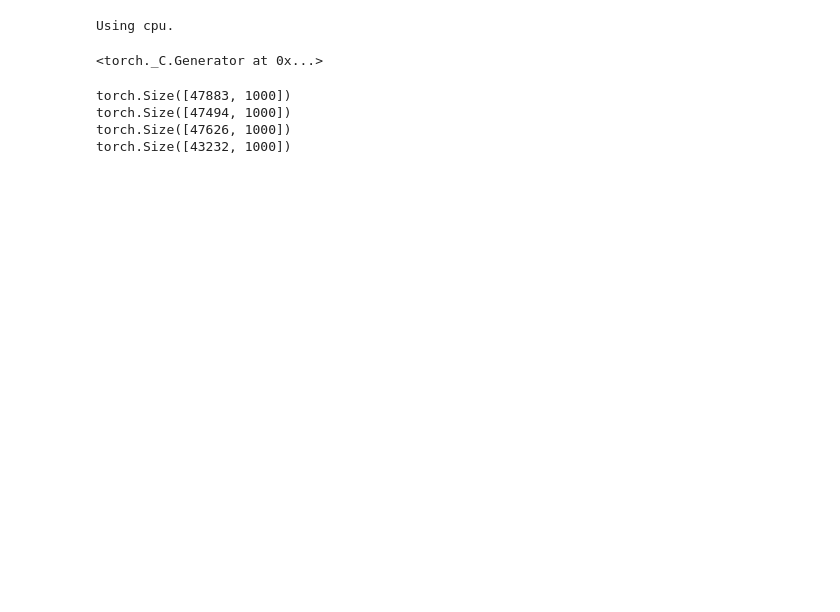
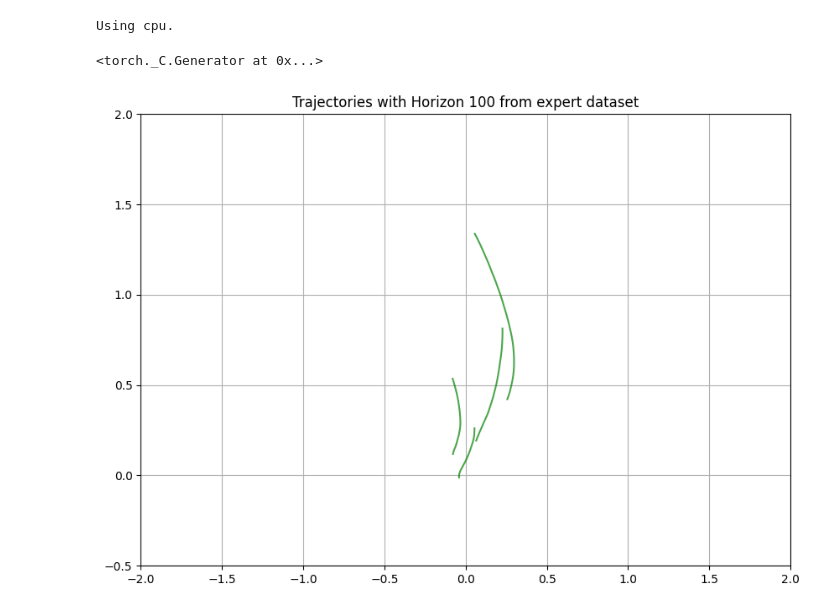
Before and after one commit to frankcholula/FRL-playground, a Jupyter notebook: src/notebooks/fm_bc.ipynb, the cells around one changed output. Drawn from its saved outputs; the diff is of its cells as text; code cells hidden in the pictures; blank space fills up the shorter version.

```diff
--- a/src/notebooks/fm_bc.ipynb
+++ b/src/notebooks/fm_bc.ipynb
@@ -141,13 +141,29 @@ def create_trajectory_chunks(batch, horizon):
 # %%
 # load minari dataset
 import minari
+import random
+horizon = 100
+obs_dim = 8
+action_dim = 2
+
+def visualize_chunk(ax, chunk, color):
+    assert chunk.shape == (horizon * (obs_dim + action_dim),)
+    chunk = chunk.reshape(horizon, obs_dim + action_dim)
+    expert_obs = chunk[:, :obs_dim]
+    x = expert_obs[:, 0].cpu().numpy()
+    y = expert_obs[:, 1].cpu().numpy()
+    ax.plot(x, y, linestyle='-', color=color, alpha=0.7)
+    ax.set_xlim(-2, 2)
+    ax.set_ylim(-0.5, 2)
+    ax.grid(True)
+
 minari_dataset = minari.load_dataset(dataset_id="LunarLanderContinuous-v3/ppo-1000-deterministic-v1")
 dataloader = DataLoader(minari_dataset, batch_size=256, shuffle=True, collate_fn=collate_fn)
+fig, ax = plt.subplots(figsize=(10, 7))
+ax.set_title(f'Trajectories with Horizon {horizon} from expert dataset')
 for batch in dataloader:
     processed_chunks = create_trajectory_chunks(batch, 100)
-    print(processed_chunks.shape)
+    random_chunk = random.choice(processed_chunks)
+    visualize_chunk(ax, random_chunk, color="green")
 # %% [output]
-torch.Size([47883, 1000])
-torch.Size([47494, 1000])
-torch.Size([47626, 1000])
-torch.Size([43232, 1000])
+[figure, added]
```
Also changed, not shown: parts of 11 cells of this notebook, 2 other files.
